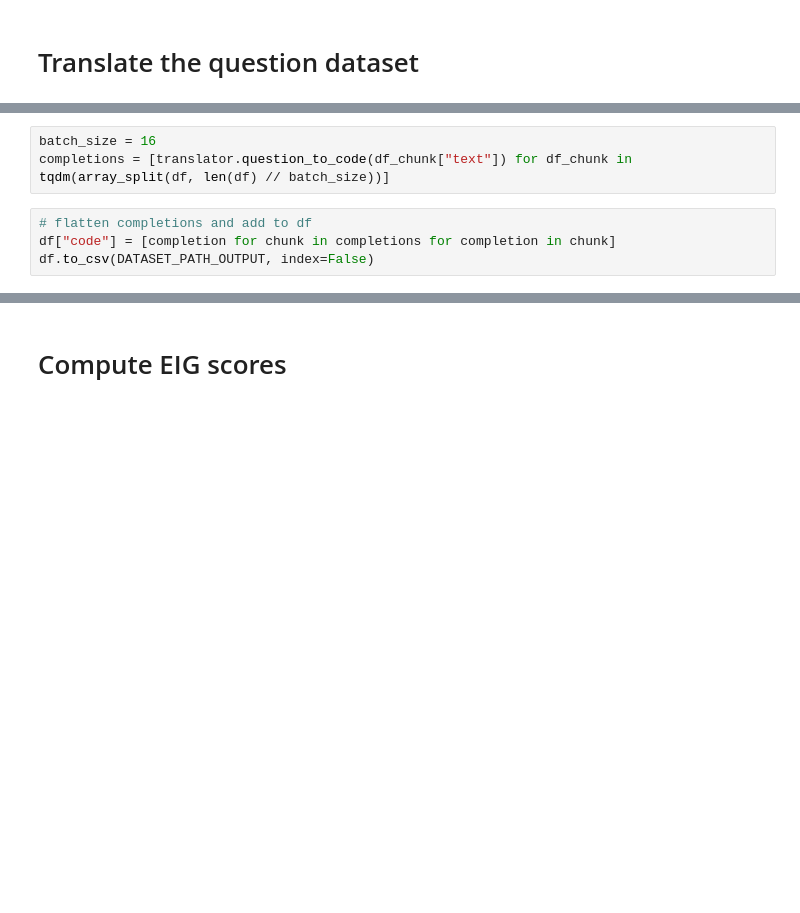
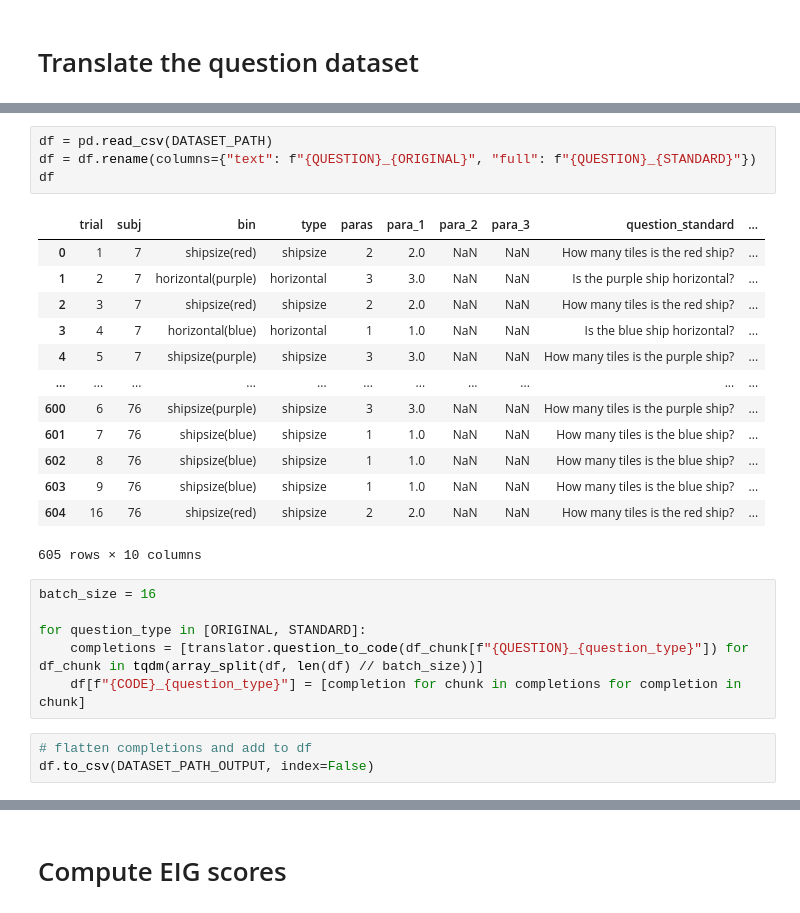
Before and after one commit to gabegrand/battleship, a Jupyter notebook: notebooks/human_question_evaluation.ipynb, the cells around one changed output, grey strips where cells are left out. Saved outputs shown, nothing was run; the diff lists cells and outputs as text; blank space fills up the shorter version.

```diff
--- a/notebooks/human_question_evaluation.ipynb
+++ b/notebooks/human_question_evaluation.ipynb
@@ -63,9 +62,29 @@ df
+# %%
+df = pd.read_csv(DATASET_PATH)
+df = df.rename(columns={"text": f"{QUESTION}_{ORIGINAL}", "full": f"{QUESTION}_{STANDARD}"})
+df
+# %% [output]
+|  | trial | subj | bin | type | paras | para_1 | para_2 | para_3 | question_standard | ... |
+| 0 | 1 | 7 | shipsize(red) | shipsize | 2 | 2.0 | NaN | NaN | How many tiles is the red ship? | ... |
+| 1 | 2 | 7 | horizontal(purple) | horizontal | 3 | 3.0 | NaN | NaN | Is the purple ship horizontal? | ... |
+| 2 | 3 | 7 | shipsize(red) | shipsize | 2 | 2.0 | NaN | NaN | How many tiles is the red ship? | ... |
+| 3 | 4 | 7 | horizontal(blue) | horizontal | 1 | 1.0 | NaN | NaN | Is the blue ship horizontal? | ... |
+| 4 | 5 | 7 | shipsize(purple) | shipsize | 3 | 3.0 | NaN | NaN | How many tiles is the purple ship? | ... |
+| ... | ... | ... | ... | ... | ... | ... | ... | ... | ... | ... |
+| 600 | 6 | 76 | shipsize(purple) | shipsize | 3 | 3.0 | NaN | NaN | How many tiles is the purple ship? | ... |
+| 601 | 7 | 76 | shipsize(blue) | shipsize | 1 | 1.0 | NaN | NaN | How many tiles is the blue ship? | ... |
+| 602 | 8 | 76 | shipsize(blue) | shipsize | 1 | 1.0 | NaN | NaN | How many tiles is the blue ship? | ... |
+| 603 | 9 | 76 | shipsize(blue) | shipsize | 1 | 1.0 | NaN | NaN | How many tiles is the blue ship? | ... |
+| 604 | 16 | 76 | shipsize(red) | shipsize | 2 | 2.0 | NaN | NaN | How many tiles is the red ship? | ... |
+605 rows × 10 columns
 # %%
 batch_size = 16
-completions = [translator.question_to_code(df_chunk["text"]) for df_chunk in tqdm(array_split(df, len(df) // batch_size))]
+
+for question_type in [ORIGINAL, STANDARD]:
+    completions = [translator.question_to_code(df_chunk[f"{QUESTION}_{question_type}"]) for df_chunk in tqdm(array_split(df, len(df) // batch_size))]
+    df[f"{CODE}_{question_type}"] = [completion for chunk in completions for completion in chunk]
 # %%
 # flatten completions and add to df
-df["code"] = [completion for chunk in completions for completion in chunk]
 df.to_csv(DATASET_PATH_OUTPUT, index=False)
 # %%
 df
```
Also changed, not shown: parts of 11 cells of this notebook.
